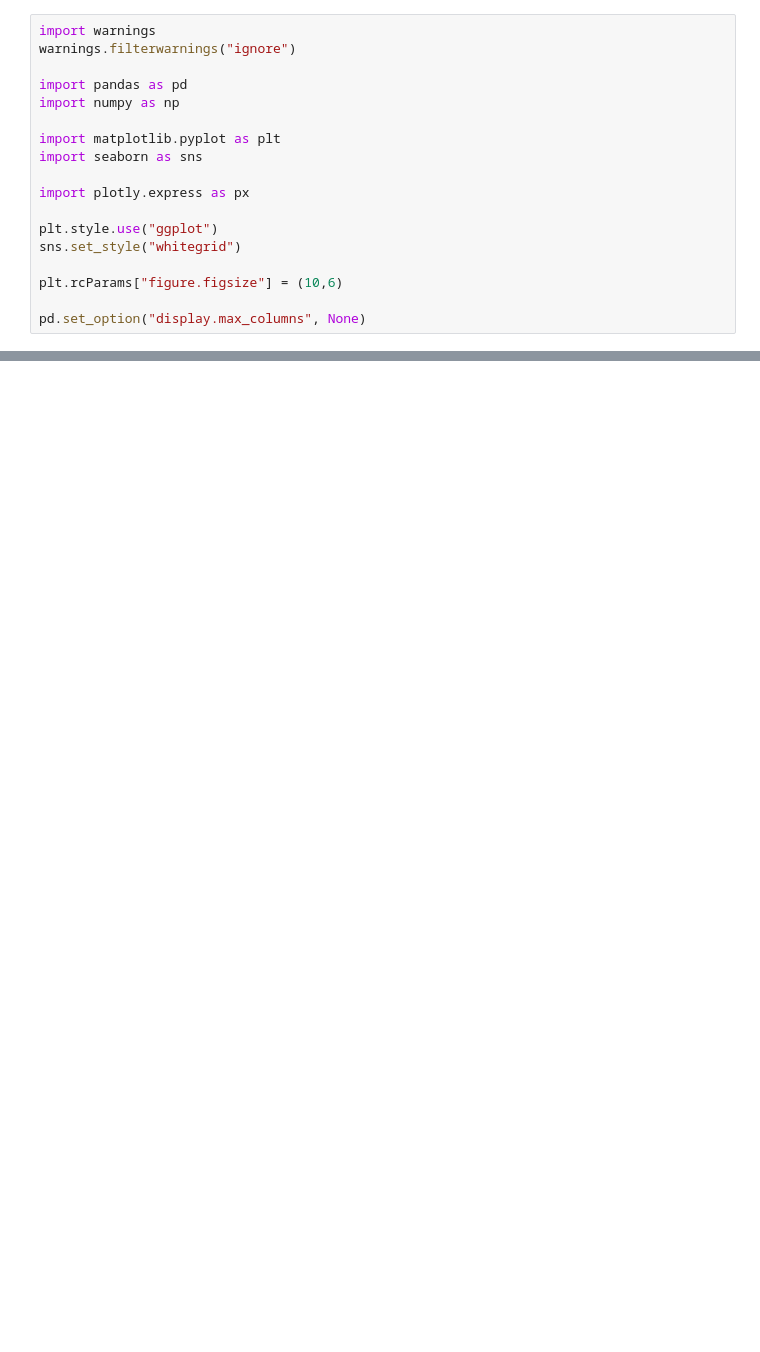
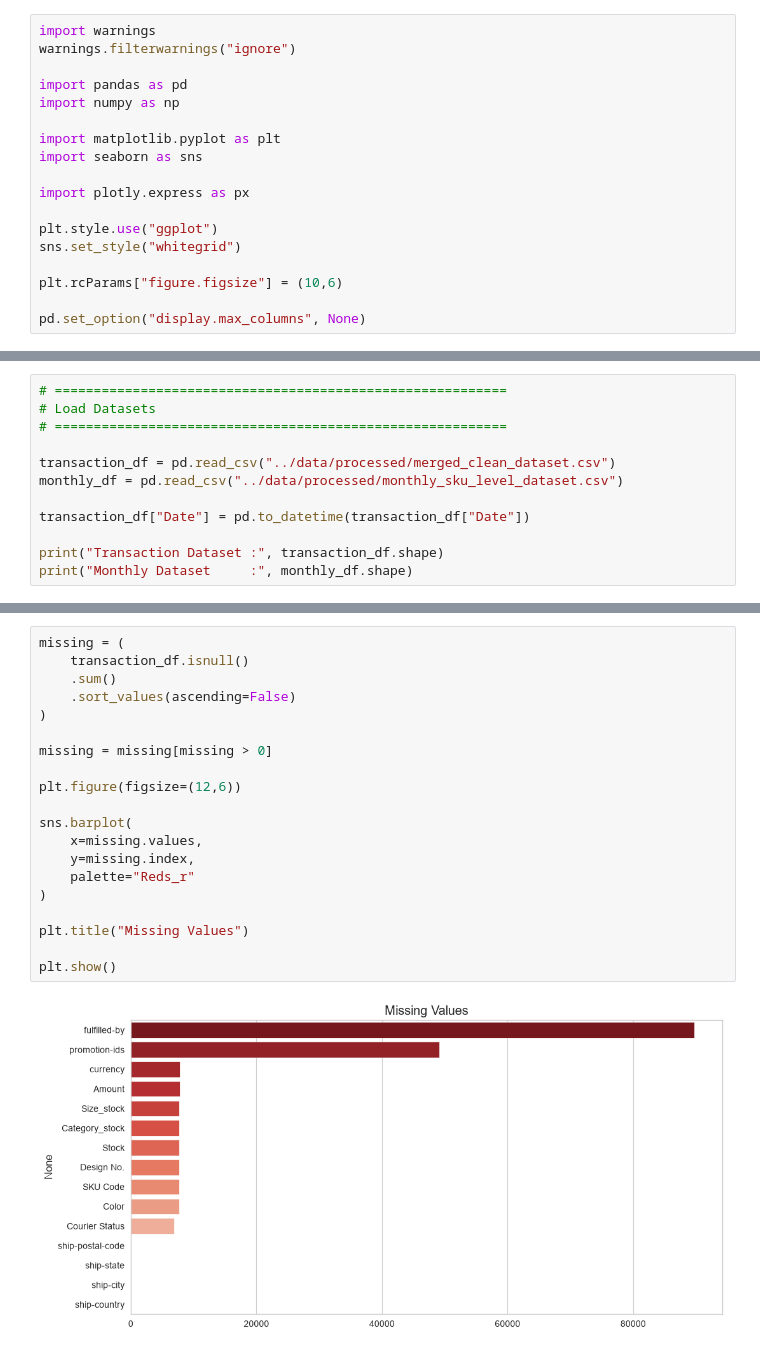
Before and after one commit to CharukaNWickramarachchi/Fashion-Retail-Reorder-Prediction, a Jupyter notebook: notebooks/01_EDA.ipynb, the cells around one changed output, grey strips where cells are left out. Saved outputs shown, nothing was run; the diff lists cells and outputs as text; blank space fills up the shorter version.

Commit message:
Complete exploratory data analysis and business insights

```diff
--- a/notebooks/01_EDA.ipynb
+++ b/notebooks/01_EDA.ipynb
@@ -911,0 +19,12 @@ plt.show()
+# %%
+# ==========================================================
+# Load Datasets
+# ==========================================================
+
+transaction_df = pd.read_csv("../data/processed/merged_clean_dataset.csv")
+monthly_df = pd.read_csv("../data/processed/monthly_sku_level_dataset.csv")
+
+transaction_df["Date"] = pd.to_datetime(transaction_df["Date"])
+
+print("Transaction Dataset :", transaction_df.shape)
+print("Monthly Dataset     :", monthly_df.shape)
@@ -911,0 +113,22 @@ plt.show()
+# %%
+missing = (
+    transaction_df.isnull()
+    .sum()
+    .sort_values(ascending=False)
+)
+
+missing = missing[missing > 0]
+
+plt.figure(figsize=(12,6))
+
+sns.barplot(
+    x=missing.values,
+    y=missing.index,
+    palette="Reds_r"
+)
+
+plt.title("Missing Values")
+
+plt.show()
+# %% [output]
+[figure, added]
```
Also changed, not shown: parts of 101 cells of this notebook, 1 other file.
